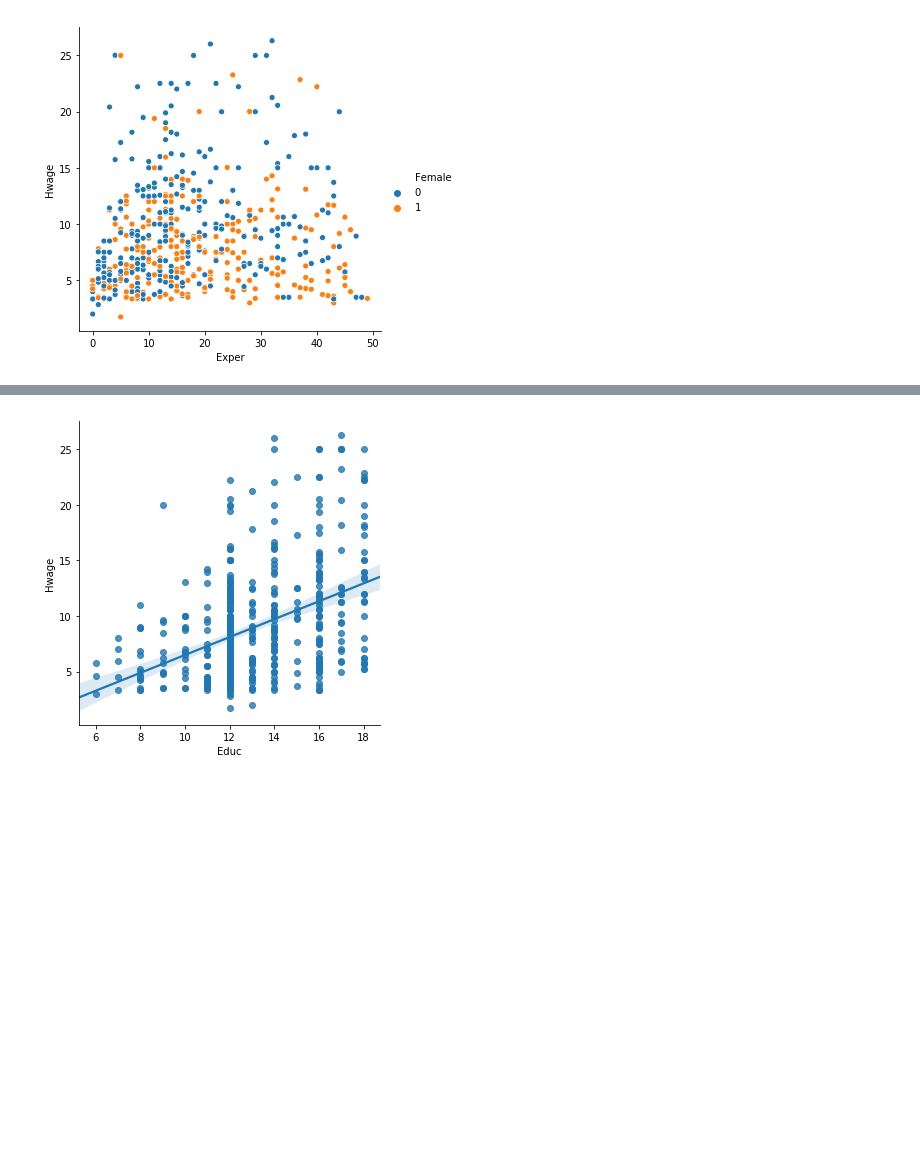
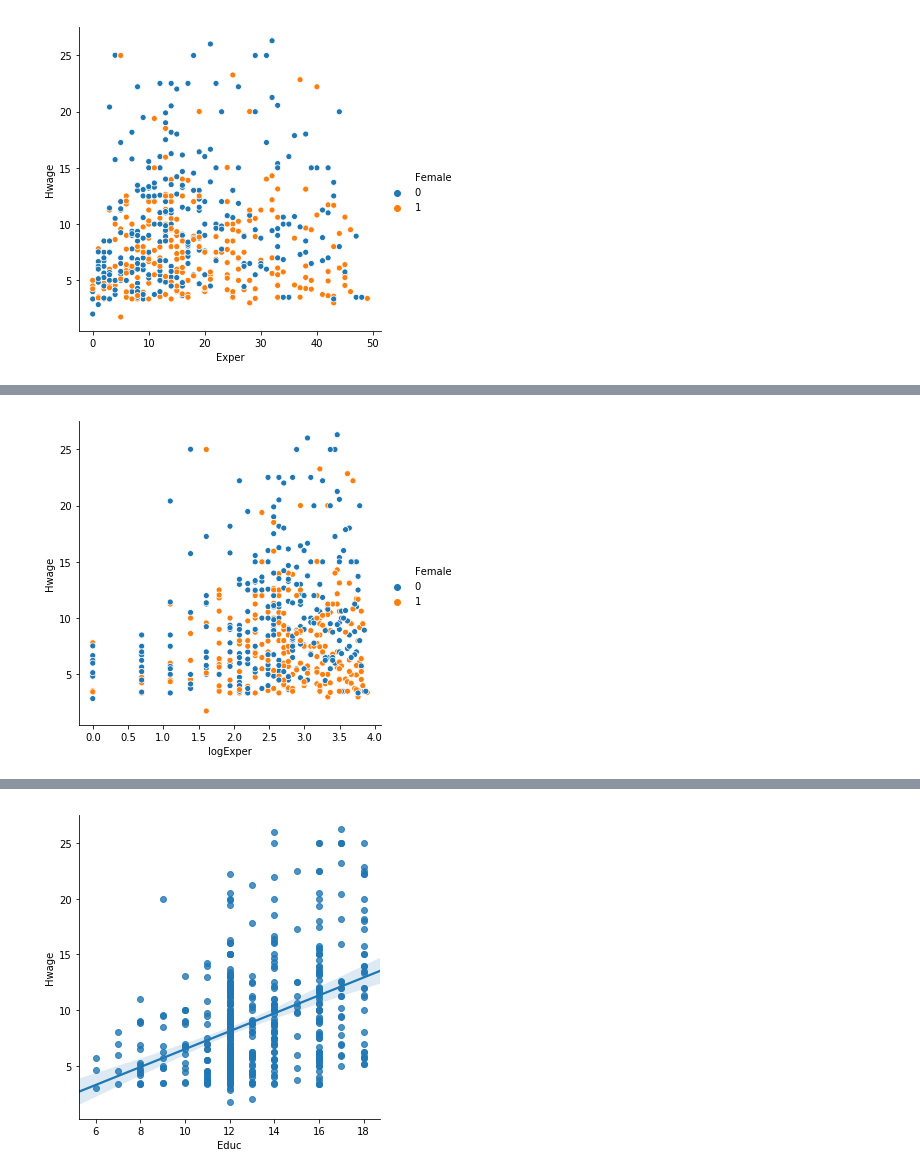
Before and after one commit to Captmoonshot/Hwage_article, a Jupyter notebook: Hwage.ipynb, the cells around one changed output, grey strips where cells are left out. Saved outputs shown, nothing was run; the diff lists cells and outputs as text; code cells hidden in the pictures; blank space fills up the shorter version.

```diff
--- a/Hwage.ipynb
+++ b/Hwage.ipynb
@@ -236,3 +236,6 @@ sns.relplot(x="Exper", y="Hwage", hue='Education_Level', data=wages);
 sns.relplot(x="Exper", y="Hwage", hue='Female', data=wages);
 # %% [output]
 [figure]
+# %%
+wages['logExper'] = np.log(wages['Exper'])
+wages.head()
@@ -238,0 +249,4 @@ sns.relplot(x="Exper", y="Hwage", hue='Female', data=wages);
+# %%
+sns.relplot(x="logExper", y="Hwage", hue='Female', data=wages);
+# %% [output]
+[figure, added]
```
Also changed, not shown: parts of 18 cells of this notebook.
